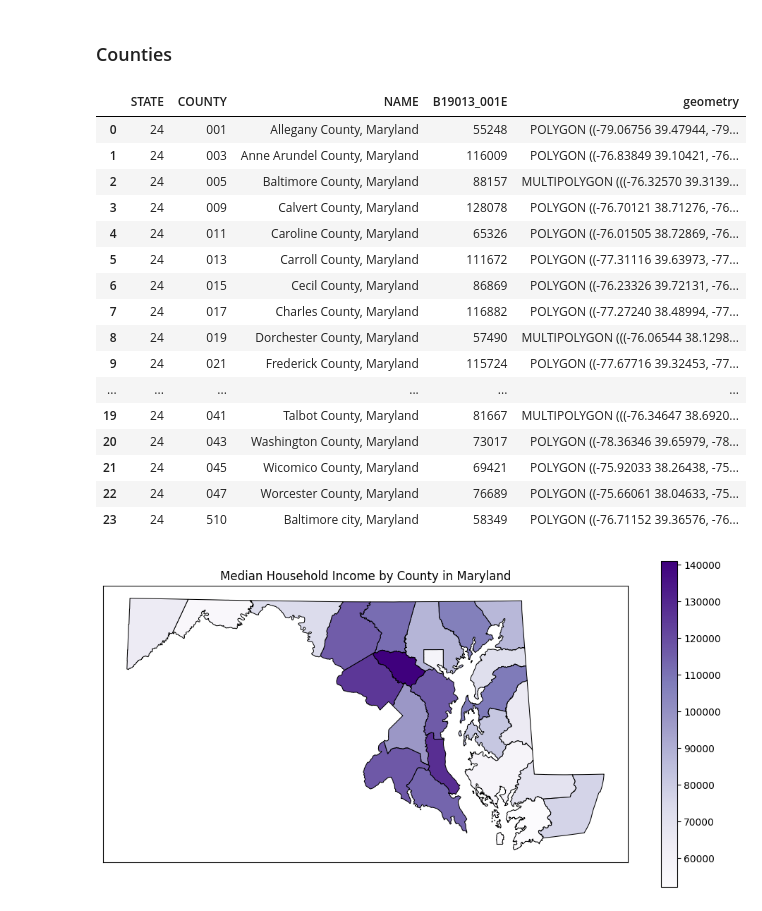
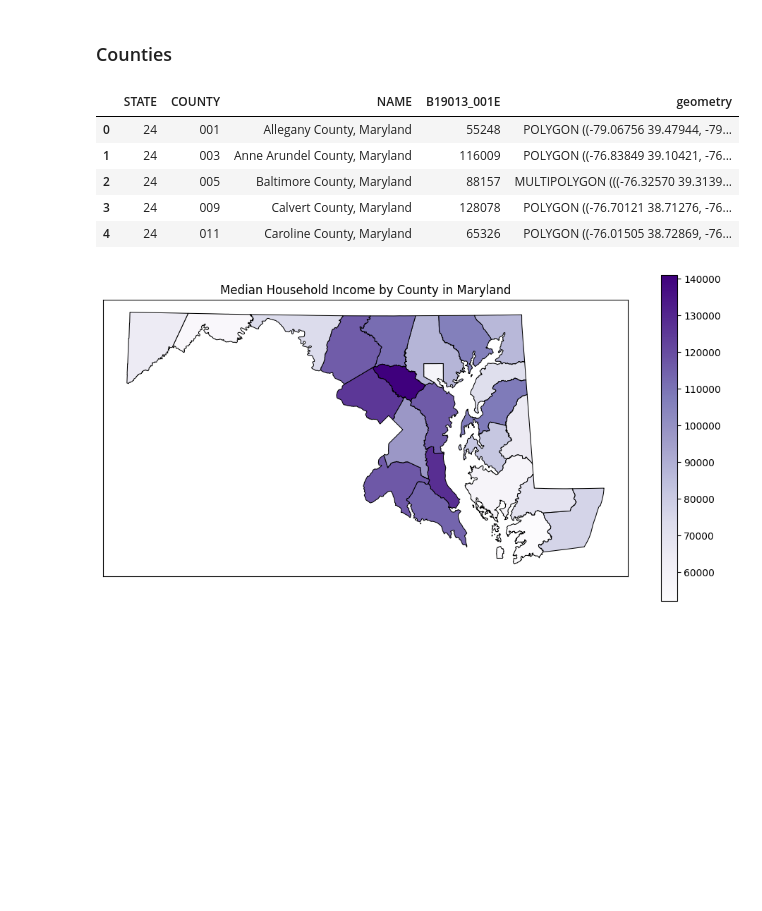
Before and after one commit to censusdis/introduction, a Jupyter notebook: Introduction to censusdis.ipynb, the cells around one changed output. Drawn from its saved outputs; the diff is of its cells as text; code cells hidden in the pictures; blank space fills up the shorter version.

````diff
--- a/Introduction to censusdis.ipynb
+++ b/Introduction to censusdis.ipynb
@@ -145,3 +149,10 @@ pip install censusdis
 ```
 # %% [markdown]
 <br/><br/><br/><br/><br/><br/><br/><br/><br/>
+# %%
+# Imports and config.
+import pandas as pd
+import geopandas as gpd
+
+# Wrap display
+pd.set_option('display.max_colwidth', 500)
@@ -705,25 +718,14 @@ gdf_md_counties = ced.download(
     with_geometry=True
 )
 # %%
-gdf_md_counties
+gdf_md_counties.head()
 # %% [output]
 |  | STATE | COUNTY | NAME | B19013_001E | geometry |
 | 0 | 24 | 001 | Allegany County, Maryland | 55248 | POLYGON ((-79.06756 39.47944, -79... |
 | 1 | 24 | 003 | Anne Arundel County, Maryland | 116009 | POLYGON ((-76.83849 39.10421, -76... |
 | 2 | 24 | 005 | Baltimore County, Maryland | 88157 | MULTIPOLYGON (((-76.32570 39.3139... |
 | 3 | 24 | 009 | Calvert County, Maryland | 128078 | POLYGON ((-76.70121 38.71276, -76... |
 | 4 | 24 | 011 | Caroline County, Maryland | 65326 | POLYGON ((-76.01505 38.72869, -76... |
-| 5 | 24 | 013 | Carroll County, Maryland | 111672 | POLYGON ((-77.31116 39.63973, -77... |
-| 6 | 24 | 015 | Cecil County, Maryland | 86869 | POLYGON ((-76.23326 39.72131, -76... |
-| 7 | 24 | 017 | Charles County, Maryland | 116882 | POLYGON ((-77.27240 38.48994, -77... |
-| 8 | 24 | 019 | Dorchester County, Maryland | 57490 | MULTIPOLYGON (((-76.06544 38.1298... |
-| 9 | 24 | 021 | Frederick County, Maryland | 115724 | POLYGON ((-77.67716 39.32453, -77... |
-| ... | ... | ... | ... | ... | ... |
-| 19 | 24 | 041 | Talbot County, Maryland | 81667 | MULTIPOLYGON (((-76.34647 38.6920... |
-| 20 | 24 | 043 | Washington County, Maryland | 73017 | POLYGON ((-78.36346 39.65979, -78... |
-| 21 | 24 | 045 | Wicomico County, Maryland | 69421 | POLYGON ((-75.92033 38.26438, -75... |
-| 22 | 24 | 047 | Worcester County, Maryland | 76689 | POLYGON ((-75.66061 38.04633, -75... |
-| 23 | 24 | 510 | Baltimore city, Maryland | 58349 | POLYGON ((-76.71152 39.36576, -76... |
 # %%
 ax = cem.plot_map(
     gdf_md_counties,
````
Also changed, not shown: parts of 93 cells of this notebook, 2 other files.
